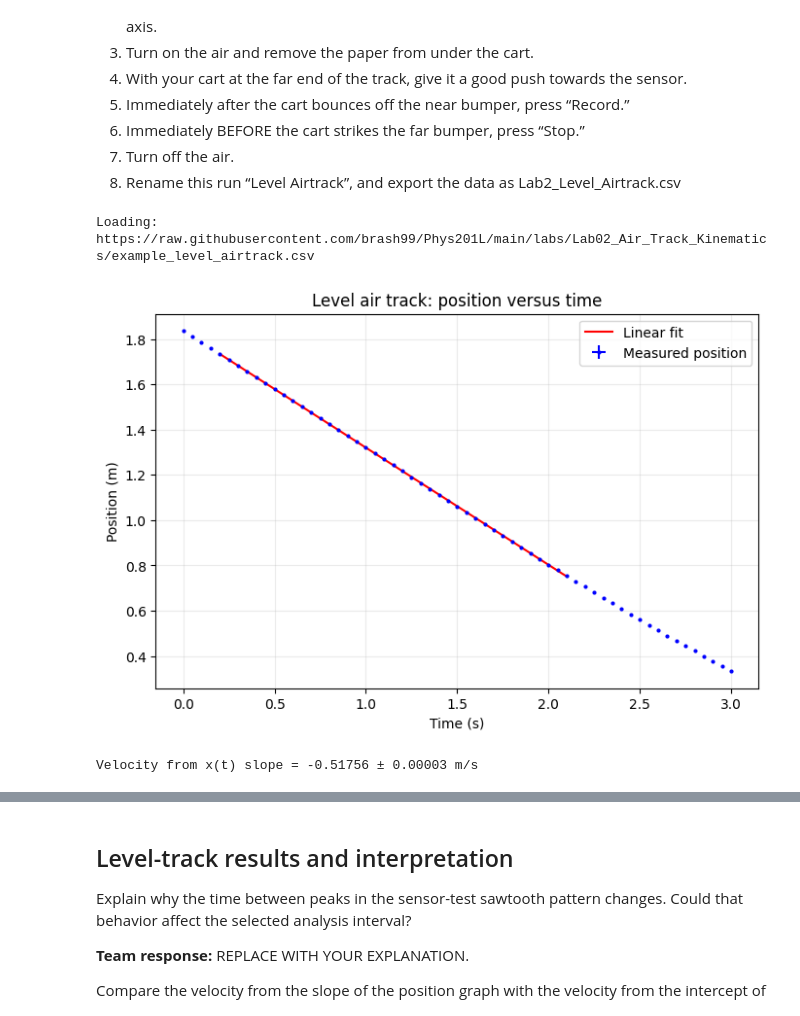
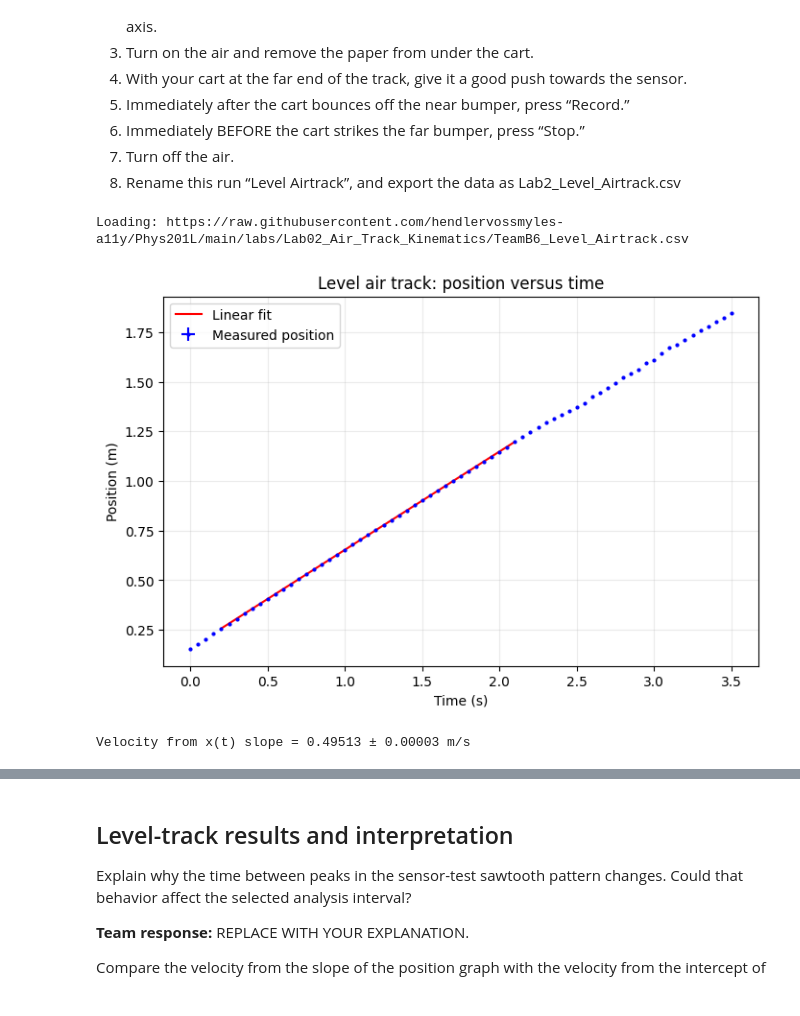
Before and after one commit to hendlervossmyles-a11y/Phys201L, a Jupyter notebook: labs/Lab02_Air_Track_Kinematics/Lab02_Air_Track_Kinematics.ipynb, the cells around one changed output, grey strips where cells are left out. Saved outputs shown, nothing was run; the diff lists cells and outputs as text; code cells hidden in the pictures.

```diff
--- a/labs/Lab02_Air_Track_Kinematics/Lab02_Air_Track_Kinematics.ipynb
+++ b/labs/Lab02_Air_Track_Kinematics/Lab02_Air_Track_Kinematics.ipynb
@@ -185,7 +185,7 @@ from scipy.optimize import curve_fit
 # ---------- TEAM CONFIGURATION ----------
 # Leave True while checking the supplied example. Change to False after your
 # team's CSV files have been uploaded to the Lab 2 directory in your fork.
-USE_EXAMPLE_DATA = True
+USE_EXAMPLE_DATA = False
 
 GITHUB_OWNER = "hendlervossmyles-a11y"
 REPOSITORY = "Phys201L"
@@ -249,8 +249,8 @@ def constant_fit(x, y, sigma, xmin, xmax):
 
 # Sensor-test example
 sensor_df = load_lab_csv('example_sensor_test.csv', SENSOR_FILE)
-sensor_time = sensor_df['Time (s) Run #1'].to_numpy(dtype=float)
-sensor_position = sensor_df['Position (m) Run #1'].to_numpy(dtype=float)
+sensor_time = sensor_df['Time (s) Run #2'].to_numpy(dtype=float)
+sensor_position = sensor_df['Position (m) Run #2'].to_numpy(dtype=float)
 
 fig, ax = plt.subplots(figsize=(8, 5))
 ax.plot(sensor_time, sensor_position, 'b.', markersize=3)
@@ -331,27 +331,33 @@ This first part of the experiment is to compare the position of the cart as a fu
 # %%
 # Position versus time: level air track
 
-level_df = load_lab_csv('example_level_airtrack.csv', LEVEL_FILE)
+level_df = load_lab_csv('TeamB6_Level_Airtrack.csv', LEVEL_FILE)
 t_level = level_df['Time (s) Run #1'].to_numpy(dtype=float)
 x_level = level_df['Position (m) Run #1'].to_numpy(dtype=float)
+#
+#t_level = np.array(t_level[140:220])
+#x_level = np.array(x_level[140:220])
+t_level = t_level[0:240]
+x_level = x_level[0:240]
+
 sigma_x_level = np.full_like(t_level, delta_x_single)
 
 fig, ax = plt.subplots(figsize=(8, 5))
 ax.errorbar(t_level, x_level, yerr=sigma_x_level, xerr=delta_t_single,
             fmt='b.', markersize=4, label='Measured position')
 plt.sca(ax)
-x0_level, v_from_x, dx0_level, dv_from_x = linear_fit(
-    t_level, x_level, sigma_x_level, LEVEL_FIT_MIN, LEVEL_FIT_MAX)
+
+x0_level, v_from_x, dx0_level, dv_from_x = linear_fit(t_level, x_level, sigma_x_level, LEVEL_FIT_MIN, LEVEL_FIT_MAX)
 ax.set(xlabel='Time (s)', ylabel='Position (m)', title='Level air track: position versus time')
 ax.grid(alpha=0.25)
 ax.legend()
 plt.show()
 
 print(f"Velocity from x(t) slope = {v_from_x:.5f} ± {dv_from_x:.5f} m/s")
 # %% [output]
-Loading: https://raw.githubusercontent.com/brash99/Phys201L/main/labs/Lab02_Air_Track_Kinematics/example_level_airtrack.csv
+Loading: https://raw.githubusercontent.com/hendlervossmyles-a11y/Phys201L/main/labs/Lab02_Air_Track_Kinematics/TeamB6_Level_Airtrack.csv
-[figure, old version]
+[figure, new version]
-Velocity from x(t) slope = -0.51756 ± 0.00003 m/s
+Velocity from x(t) slope = 0.49513 ± 0.00003 m/s
 # %%
 # Velocity versus time: level air track
 
```
Also changed, not shown: parts of 5 cells of this notebook.
